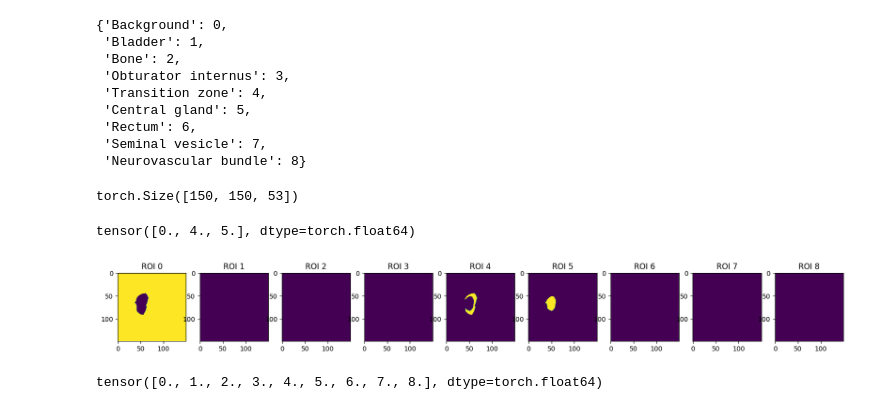
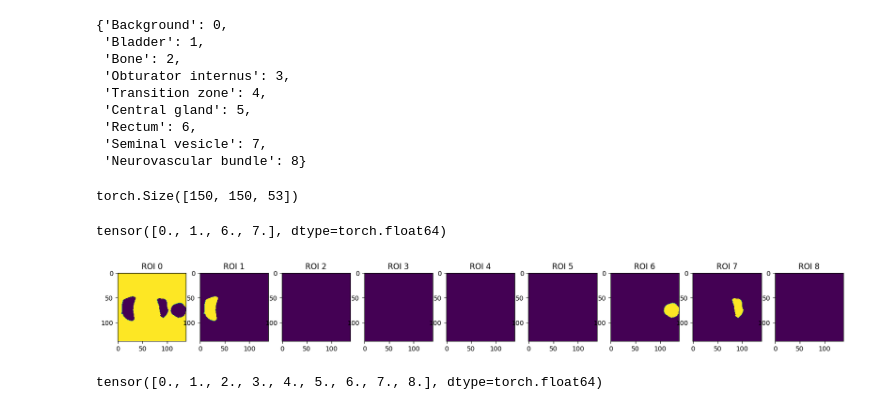
Before and after one commit to R-icntay/ml_cw2, a Jupyter notebook: multi_task_learning/img_mask.ipynb, the cells around one changed output. Cells and saved outputs as stored; diff of their text form; code cells hidden in the pictures.

```diff
--- a/multi_task_learning/img_mask.ipynb
+++ b/multi_task_learning/img_mask.ipynb
@@ -221,12 +221,14 @@ torch.Size([150, 150, 53])
 # %%
 # Make mask not equal to 1 or 2 zero
 mask2 = mask.clone().detach()
-mask2[(mask2 != organs_dict["Central gland"]) & (mask2 != organs_dict["Transition zone"])] = 0
+#mask2[(mask2 != organs_dict["Central gland"]) & (mask2 != organs_dict["Transition zone"])] = 0
+# Modify the labels to match the output of the model
+mask2[(mask2 != organs_dict['Bladder']) & (mask2 != organs_dict['Rectum']) & (mask2 != organs_dict['Seminal vesicle'])] = 0
 print(mask2.unique())
-plot_all_ROIs(mask2, 36)
+plot_all_ROIs(mask2, 55)
 # %% [output]
-tensor([0., 4., 5.], dtype=torch.float64)
+tensor([0., 1., 6., 7.], dtype=torch.float64)
-[figure, old version]
+[figure, new version]
 # %%
 mask.unique()
 # %% [output]
```
